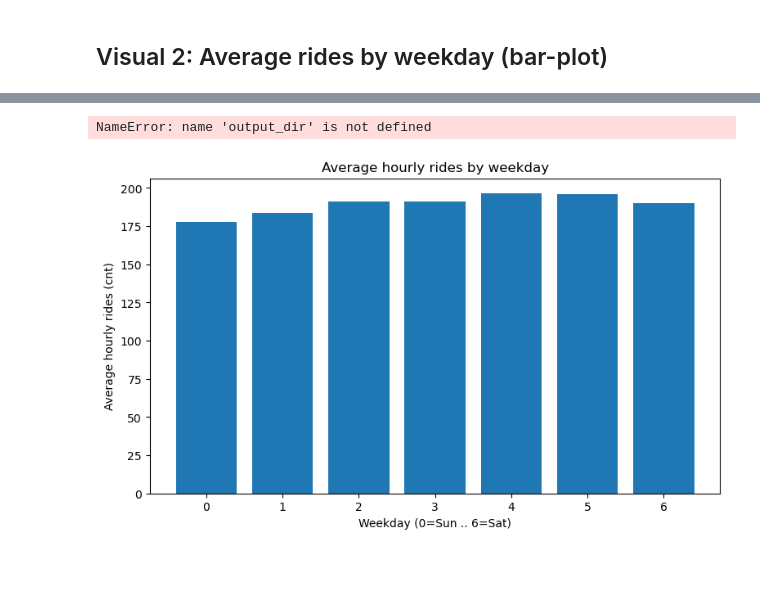
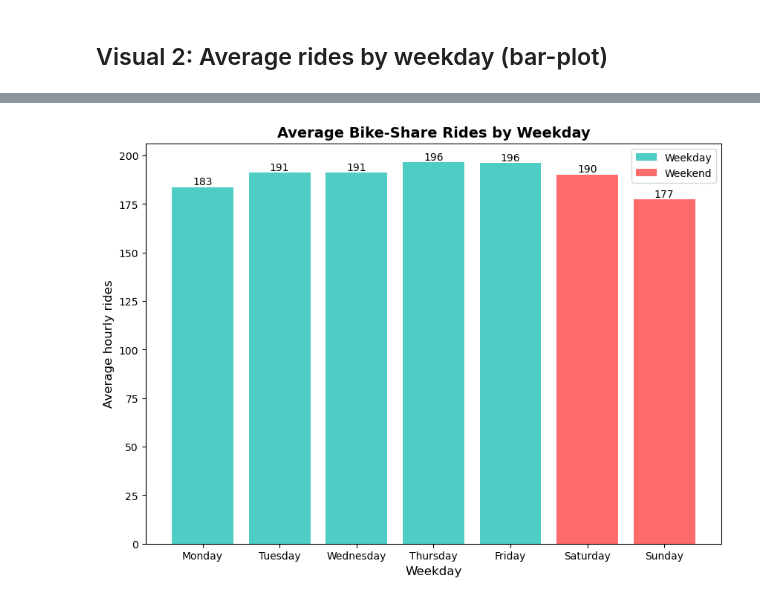
Before and after one commit to ibranova/Mod4_Project-Riding-the-Demand-Insights-for-a-Bike-Share-PM, a Jupyter notebook: notebook/EDA.ipynb, the cells around one changed output, grey strips where cells are left out. Cells and saved outputs as stored; diff of their text form; code cells hidden in the pictures; blank space fills up the shorter version.

```diff
--- a/notebook/EDA.ipynb
+++ b/notebook/EDA.ipynb
@@ -66,0 +86,7 @@ np.int64(0)
+# %%
+year_mapping = {
+    0: "2011",
+    1: "2012"
+}
+#create a new column year
+df['year'] = df['yr'].map(year_mapping)
@@ -97,0 +148,7 @@ groupby_working = df.groupby('workingday')['cnt'].agg(['count','mean','median','
+# %%
+day_order = ["Monday", "Tuesday", "Wednesday", "Thursday", "Friday", "Saturday", "Sunday"]
+df['day_name'] = pd.Categorical(df['day_name'], categories=day_order, ordered=True)
+# %%
+
+month_order = ["January","February","March","April","May","June","July","August","September","October","November","December"]
+df["month"] = pd.Categorical(df["month"], categories=month_order, ordered=True)
@@ -144,0 +254,3 @@ groupby_weathersit
+# %%
+# Rides by weekdays
+groupby_weekday = df.groupby('day_name')['cnt'].agg(['count','mean','median','std']).reset_index().sort_values('day_name')
@@ -165,12 +338,27 @@ plt.close()
 # %%
-plt.figure(figsize=(9,5))
-plt.bar(groupby_weekday['weekday'].astype(int), groupby_weekday['mean'])
-plt.xticks(range(0,7))
-plt.xlabel("Weekday (0=Sun .. 6=Sat)")
-plt.ylabel("Average hourly rides (cnt)")
-plt.title("Average hourly rides by weekday")
-plt.savefig(os.path.join(output_dir, "avg_rides_by_weekday.png"))
-plt.close()
+
+
+plt.figure(figsize=(10,7))
+ax = plt.subplot()
+fig = ax.bar(groupby_weekday['day_name'], groupby_weekday['mean'],
+        color=['#FF6B6B' if weekday=='Sunday' or weekday =="Saturday" else '#4ECDC4' for weekday in groupby_weekday['day_name']])
+#plt.xticks(range(0,7))
+plt.xlabel("Weekday",fontsize=12)
+plt.ylabel("Average hourly rides", fontsize=12)
+plt.title("Average Bike-Share Rides by Weekday", fontsize=14, fontweight='bold')
+
+# Add annotations to the bars
+for bar in fig:
+    yval = bar.get_height()
+    ax.text(bar.get_x() + bar.get_width()/2.0, yval, int(yval),
+            va='bottom', ha='center')
+#plt.savefig(os.path.join(output_dir, "avg_rides_by_weekday.png"))
+#plt.close()
+# Add legend
+from matplotlib.patches import Patch
+legend_elements = [Patch(facecolor='#4ECDC4', label='Weekday'),
+                   Patch(facecolor='#FF6B6B', label='Weekend')]
+ax.legend(handles=legend_elements, loc='upper right')
+plt.show()
 # %% [output]
-NameError: name 'output_dir' is not defined
-[figure, old version]
+[figure, new version]
```
Also changed, not shown: parts of 59 cells of this notebook, 1 other file.
